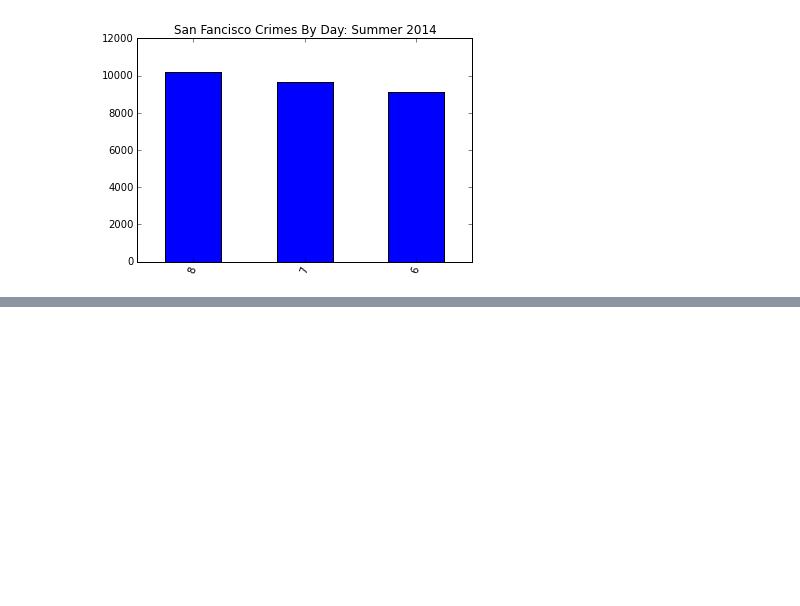
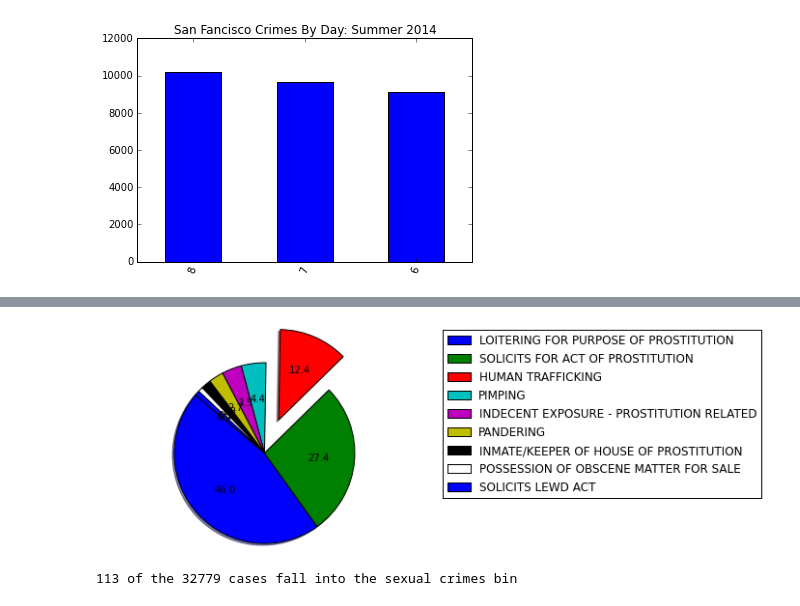
Before and after one commit to GF808080/cs-dvis, a Jupyter notebook: CrimeVis.ipynb, the cells around one changed output, grey strips where cells are left out. Cells and saved outputs as stored; diff of their text form; code cells hidden in the pictures; blank space fills up the shorter version.

```diff
--- a/CrimeVis.ipynb
+++ b/CrimeVis.ipynb
@@ -158,0 +182,19 @@ plt.title('San Fancisco Crimes By Day: Summer 2014')
+# %%
+proportion = focus.Descript.value_counts()
+values = proportion.values
+labels = proportion.keys()
+explode = (0, 0, 0.4, 0, 0,0,0,0,0)  # explode 3rd slice
+# Plot
+plt.pie(values, shadow=True, startangle=140, autopct='%.1f', explode=explode)
+plt.legend(bbox_to_anchor=(1.05, 1), loc=2, borderaxespad=0., labels = labels)
+plt.axis('equal')
+plt.show()
+# %% [output]
+[figure, added]
+# %%
+focus2 = seattle[seattle.sexual ==5]
+all = seattle.shape[0]
+seabb = focus.shape[0]
+print "%s of the %s cases fall into the sexual crimes bin"%(scb, all)
+# %% [output]
+113 of the 32779 cases fall into the sexual crimes bin
```
Also changed, not shown: parts of 5 cells of this notebook.
